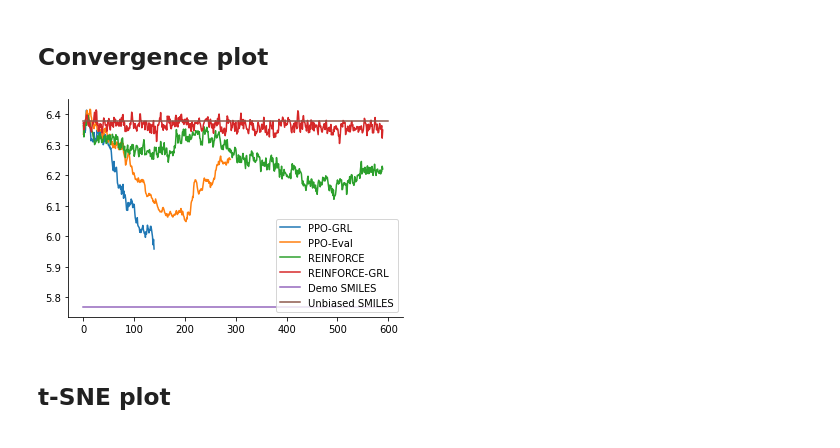
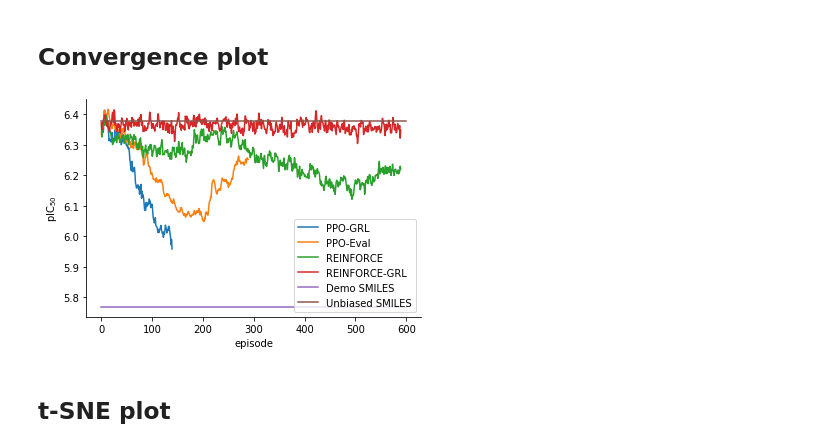
Before and after one commit to bbrighttaer/irelease, a Jupyter notebook: proj/notebooks/jak2_min_analysis.ipynb, the cells around one changed output. Saved outputs shown, nothing was run; the diff lists cells and outputs as text; code cells hidden in the pictures.

```diff
--- a/proj/notebooks/jak2_min_analysis.ipynb
+++ b/proj/notebooks/jak2_min_analysis.ipynb
@@ -122,16 +122,18 @@ unbiased_vals = reinforce_grl_conv['baseline']
 # %%
 offset = 10
 plt.plot(nbu.smoothing_values(ppo_grl_biased, 0.6)[offset:150])
 plt.plot(nbu.smoothing_values(ppo_baseline_reward_biased, 0.6)[offset:])
 plt.plot(nbu.smoothing_values(reinforce_biased, 0.6)[offset:])
 plt.plot(nbu.smoothing_values(reinforce_grl_biased, 0.6)[offset:])
 plt.plot(demo_vals)
 plt.plot(unbiased_vals)
+plt.xlabel('episode')
+plt.ylabel('pIC$_{50}$')
 plt.legend(['PPO-GRL','PPO-Eval','REINFORCE','REINFORCE-GRL', 'Demo SMILES', 'Unbiased SMILES'], loc='lower right')
 plt.savefig('jak2_min/jak2_min_irl_vs_rl_convergence.pdf')
 sns.despine()
 # %% [output]
-[figure, old version]
+[figure, new version]
 # %% [markdown]
 ## t-SNE plot
 # %%
```
Also changed, not shown: parts of 2 cells of this notebook, 14 other files.
